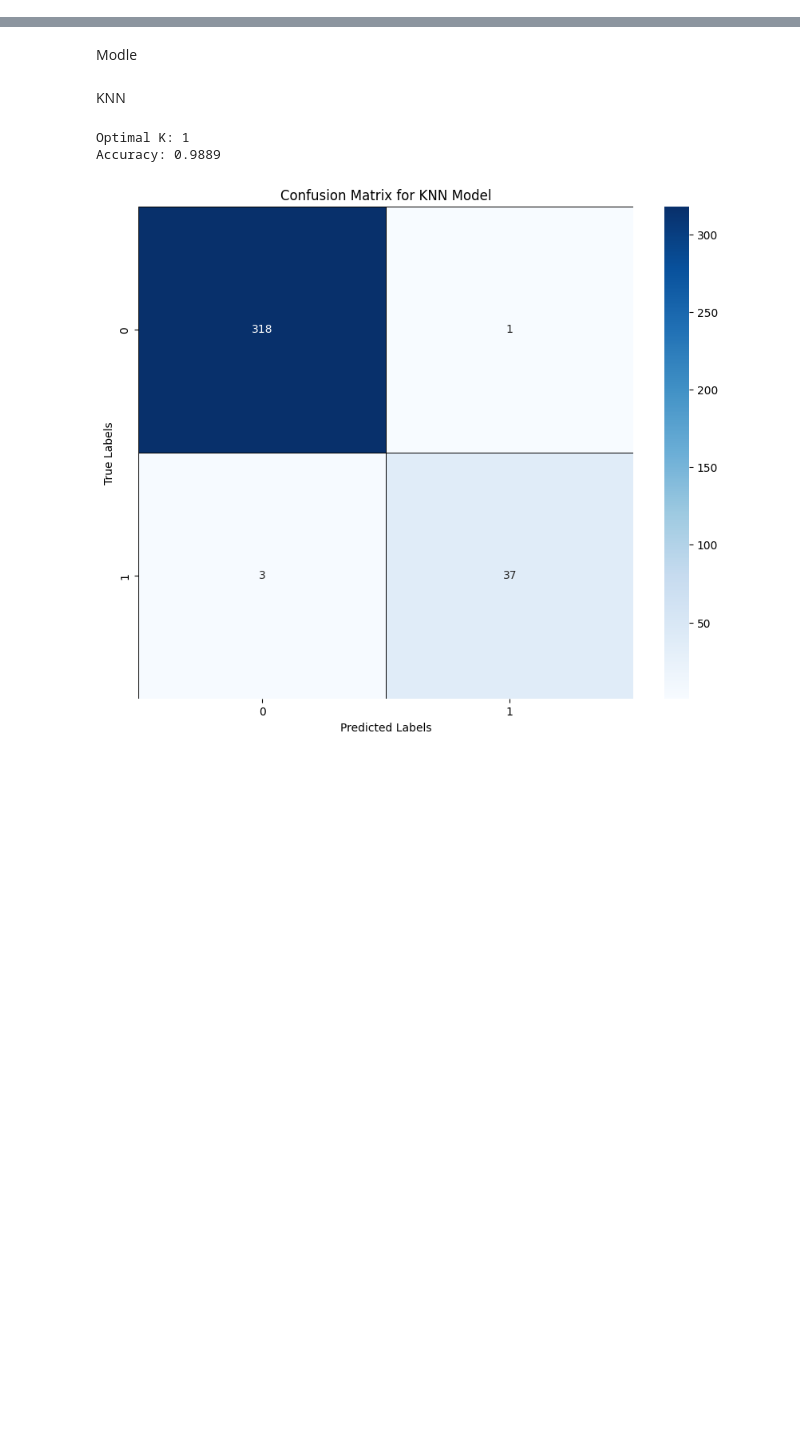
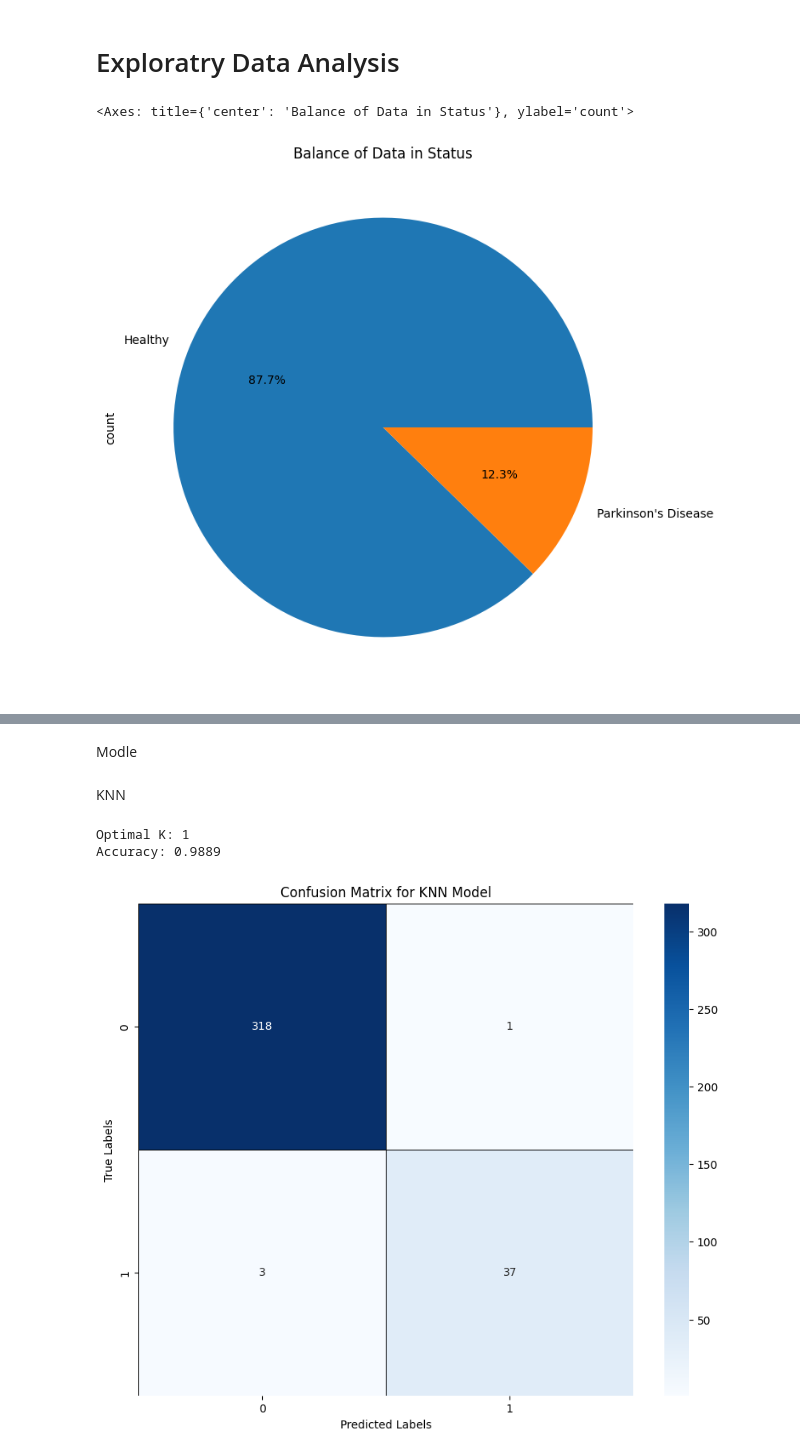
Before and after one commit to Bishwaprotapi/Parkinson-s-DiseaseML, a Jupyter notebook: parkinson disease.ipynb, the cells around one changed output, grey strips where cells are left out. Cells and saved outputs as stored; diff of their text form; code cells hidden in the pictures; blank space fills up the shorter version.

```diff
--- a/parkinson disease.ipynb
+++ b/parkinson disease.ipynb
@@ -40,0 +175,3 @@ Index(['name', 'MDVP:Fo(Hz)', 'MDVP:Fhi(Hz)', 'MDVP:Flo(Hz)', 'MDVP:Jitter(%)',
+# %%
+df['status'] = df['status'].astype('uint8')
+df
@@ -94,2 +211,0 @@ Name: count, Length: 1002, dtype: int64
-# %%
-df['status']=df['status'].apply(lambda x:1 if x>0.4 else 0)
@@ -103,2 +211,0 @@ Name: count, dtype: int64
-# %%
-df.drop(columns=['name'],inplace=True)
@@ -163,2 +211,0 @@ print(df)
-# %%
-df.drop(columns=to_drop,axis=1,inplace=True)
@@ -226,0 +246,8 @@ for feature in features:
+# %% [markdown]
+# Exploratry Data Analysis
+# %%
+#Balance of Data with More Detail
+df['status'].value_counts().plot(kind='pie', autopct='%1.1f%%', title='Balance of Data in Status', figsize=(10, 8), labels=['Healthy', 'Parkinson\'s Disease'])
+# %% [output]
+<Axes: title={'center': 'Balance of Data in Status'}, ylabel='count'>
+[figure, added]
```
Also changed, not shown: parts of 63 cells of this notebook.
